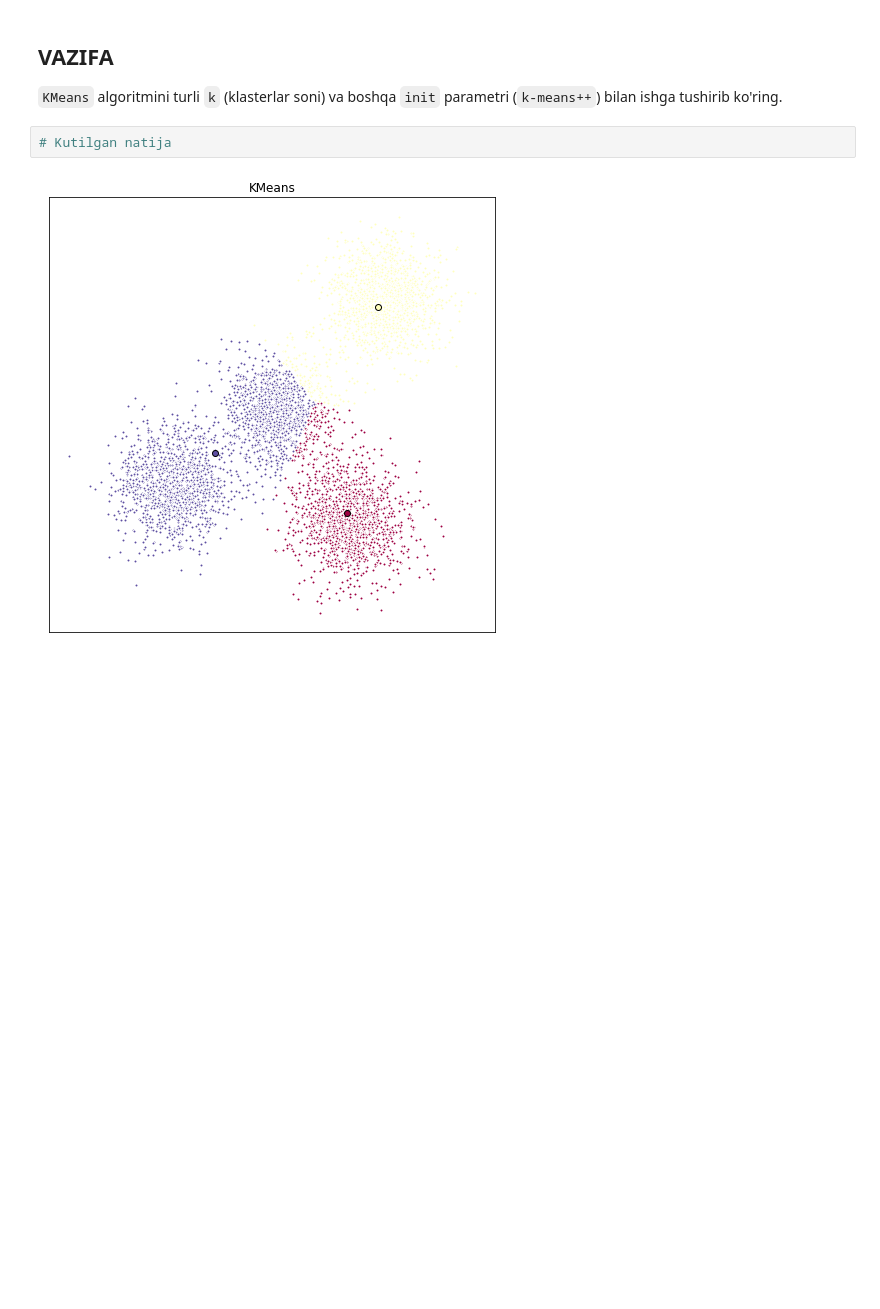
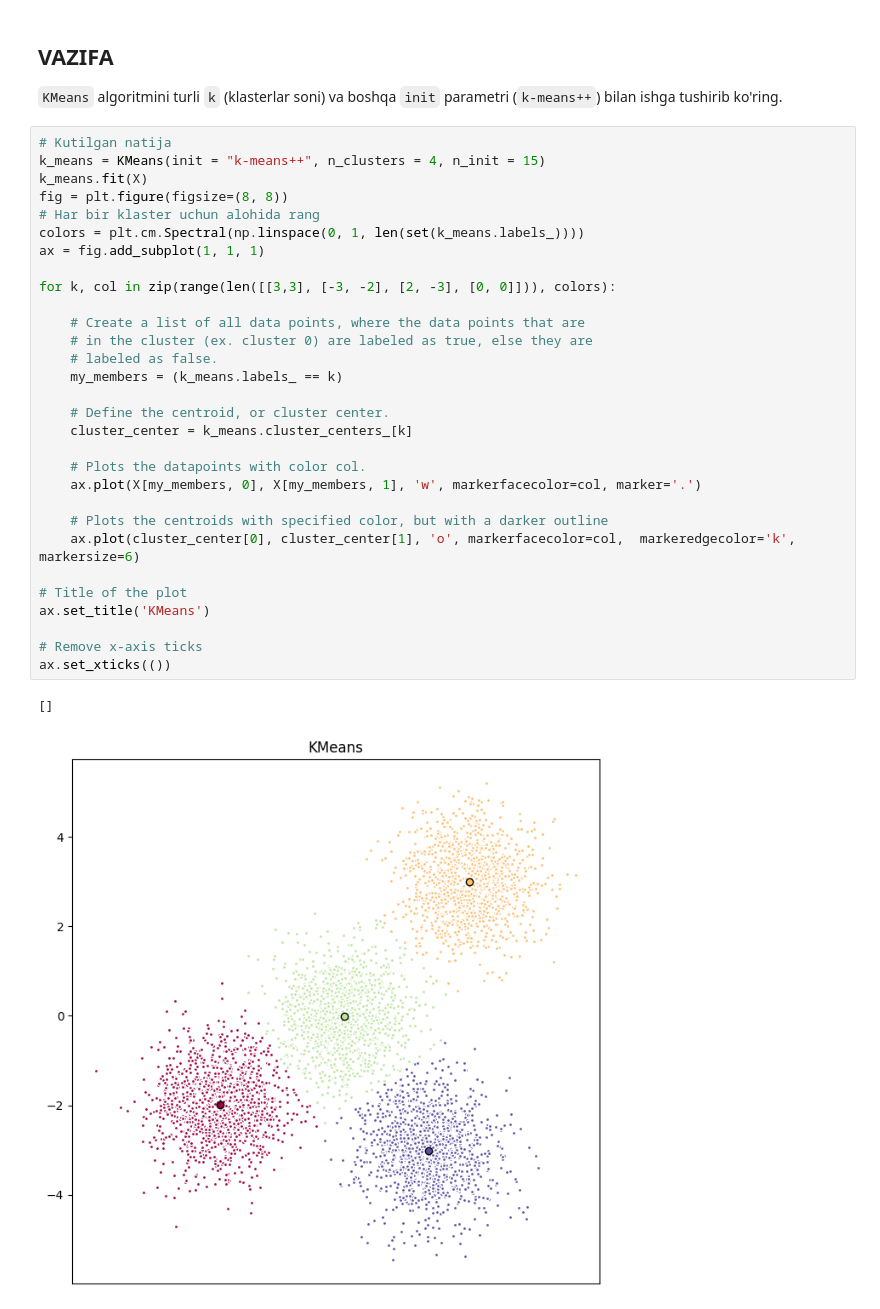
Before and after one commit to XojiakbarBurxonov/ds-practicum-3-module-1-practice_completed, a Jupyter notebook: 05-ML-15-k-means.ipynb, the cells around one changed output. Drawn from its saved outputs; the diff is of its cells as text; blank space fills up the shorter version.

```diff
--- a/05-ML-15-k-means.ipynb
+++ b/05-ML-15-k-means.ipynb
@@ -148,5 +146,34 @@ plt.show()
 `KMeans` algoritmini turli `k` (klasterlar soni) va boshqa `init` parametri (`k-means++`) bilan ishga tushirib ko'ring.
 # %%
 # Kutilgan natija
+k_means = KMeans(init = "k-means++", n_clusters = 4, n_init = 15)
+k_means.fit(X)
+fig = plt.figure(figsize=(8, 8))
+# Har bir klaster uchun alohida rang
+colors = plt.cm.Spectral(np.linspace(0, 1, len(set(k_means.labels_))))
+ax = fig.add_subplot(1, 1, 1)
+
+for k, col in zip(range(len([[3,3], [-3, -2], [2, -3], [0, 0]])), colors):
+
+    # Create a list of all data points, where the data points that are
+    # in the cluster (ex. cluster 0) are labeled as true, else they are
+    # labeled as false.
+    my_members = (k_means.labels_ == k)
+
+    # Define the centroid, or cluster center.
+    cluster_center = k_means.cluster_centers_[k]
+
+    # Plots the datapoints with color col.
+    ax.plot(X[my_members, 0], X[my_members, 1], 'w', markerfacecolor=col, marker='.')
+
+    # Plots the centroids with specified color, but with a darker outline
+    ax.plot(cluster_center[0], cluster_center[1], 'o', markerfacecolor=col,  markeredgecolor='k', markersize=6)
+
+# Title of the plot
+ax.set_title('KMeans')
+
+# Remove x-axis ticks
+ax.set_xticks(())
 # %% [output]
+[]
-[figure, old version]
+[figure, new version]
```
Also changed, not shown: parts of 6 cells of this notebook.
